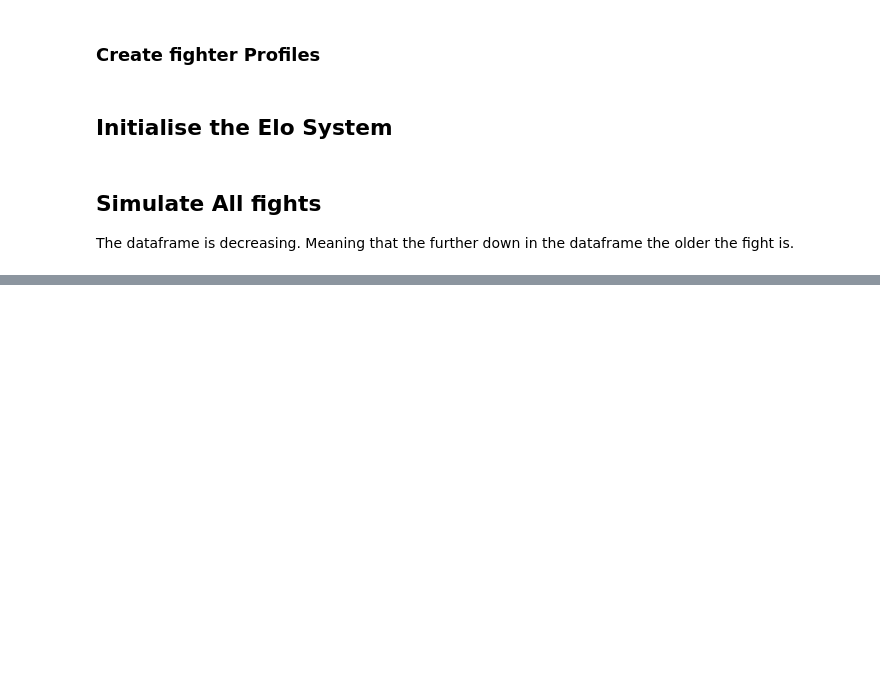
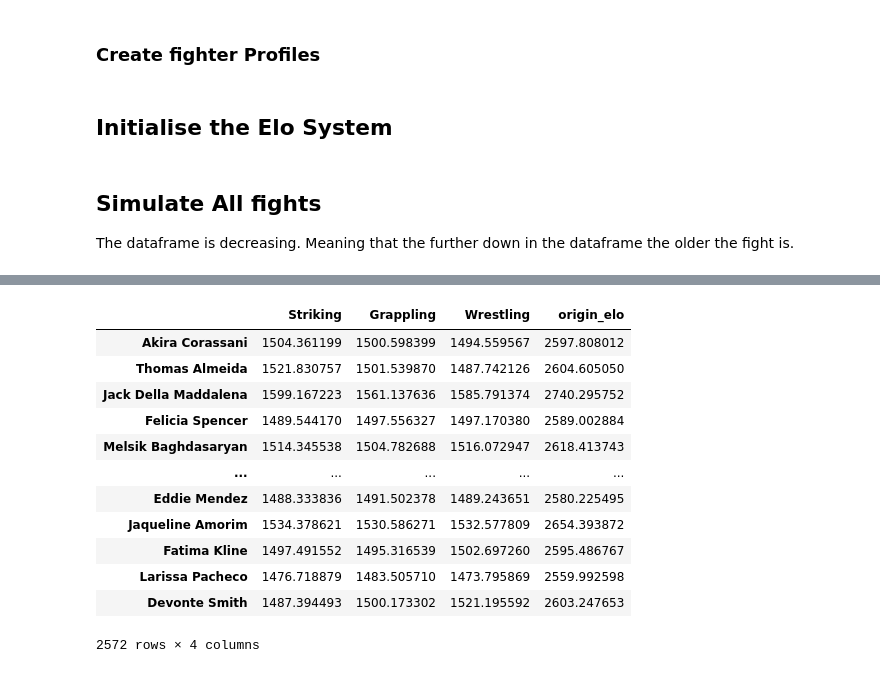
Before and after one commit to DimitrisPantzopoulos/AAHL-Math-IA, a Jupyter notebook: MathIA.ipynb, the cells around one changed output, grey strips where cells are left out. Drawn from its saved outputs; the diff is of its cells as text; code cells hidden in the pictures; blank space fills up the shorter version.

```diff
--- a/MathIA.ipynb
+++ b/MathIA.ipynb
@@ -126 +140,17 @@ all_elos = all_elos.sort_values('origin_elo', ascending=False)
+# %%
+all_elos
+# %% [output]
+|  | Striking | Grappling | Wrestling | origin_elo |
+| Akira Corassani | 1504.361199 | 1500.598399 | 1494.559567 | 2597.808012 |
+| Thomas Almeida | 1521.830757 | 1501.539870 | 1487.742126 | 2604.605050 |
+| Jack Della Maddalena | 1599.167223 | 1561.137636 | 1585.791374 | 2740.295752 |
+| Felicia Spencer | 1489.544170 | 1497.556327 | 1497.170380 | 2589.002884 |
+| Melsik Baghdasaryan | 1514.345538 | 1504.782688 | 1516.072947 | 2618.413743 |
+| ... | ... | ... | ... | ... |
+| Eddie Mendez | 1488.333836 | 1491.502378 | 1489.243651 | 2580.225495 |
+| Jaqueline Amorim | 1534.378621 | 1530.586271 | 1532.577809 | 2654.393872 |
+| Fatima Kline | 1497.491552 | 1495.316539 | 1502.697260 | 2595.486767 |
+| Larissa Pacheco | 1476.718879 | 1483.505710 | 1473.795869 | 2559.992598 |
+| Devonte Smith | 1487.394493 | 1500.173302 | 1521.195592 | 2603.247653 |
+2572 rows × 4 columns
 # %%
```
Also changed, not shown: parts of 4 cells of this notebook, 2 other files.
